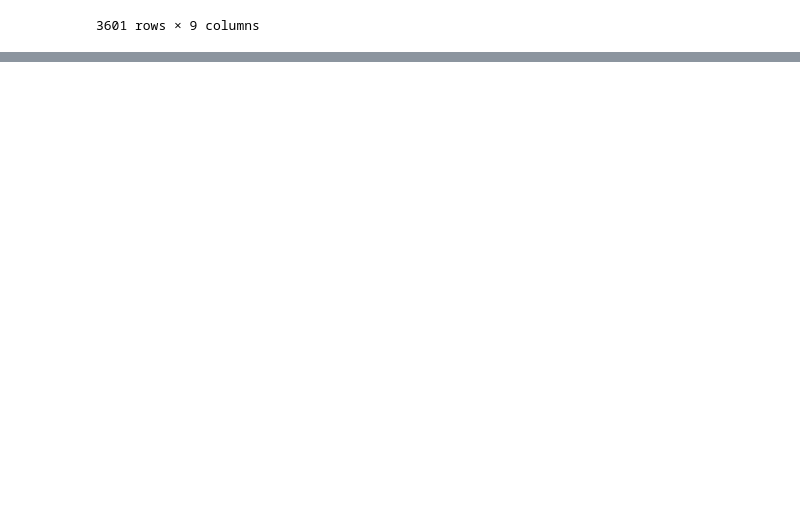
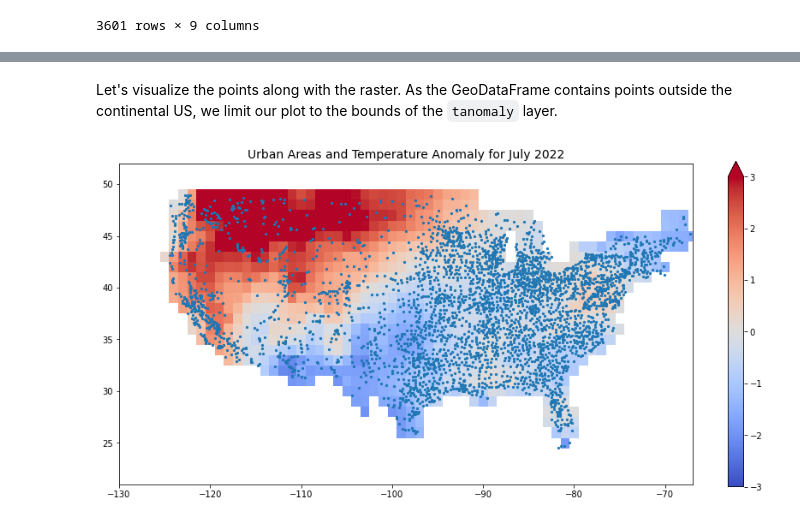
Before and after one commit to spatialthoughts/python-tutorials, a Jupyter notebook: sampling_raster_data.ipynb, the cells around one changed output, grey strips where cells are left out. Drawn from its saved outputs; the diff is of its cells as text; code cells hidden in the pictures; blank space fills up the shorter version.

```diff
--- a/sampling_raster_data.ipynb
+++ b/sampling_raster_data.ipynb
@@ -199,0 +181,16 @@ gdf
+# %% [markdown]
+Let's visualize the points along with the raster. As the GeoDataFrame contains points outside the continental US, we limit our plot to the bounds of the `tanomaly` layer.
+# %%
+fig, ax = plt.subplots(1, 1)
+fig.set_size_inches(15, 7)
+
+tanomaly.plot.imshow(ax=ax,
+    vmin=-3, vmax=3, add_labels=False, cmap='coolwarm')
+gdf.plot(ax=ax, markersize=5)
+ax.set_xlim([tanomaly.x.min(), tanomaly.x.max()])
+ax.set_ylim([tanomaly.y.min(), tanomaly.y.max()])
+ax.set_title('Urban Areas and Temperature Anomaly for July 2022', fontsize = 14)
+
+plt.show()
+# %% [output]
+[figure, added]
```
Also changed, not shown: parts of 20 cells of this notebook.
